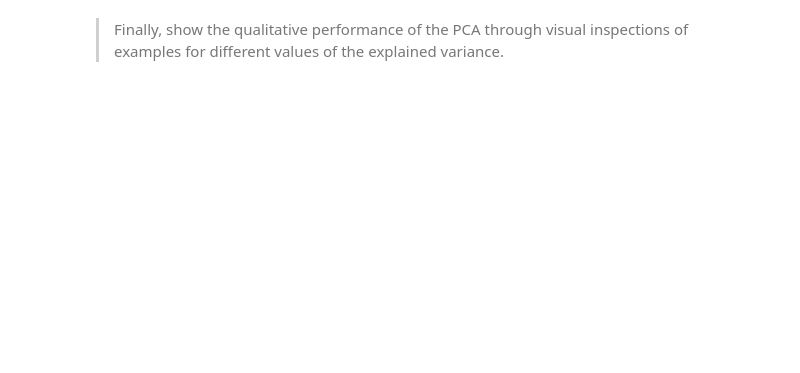
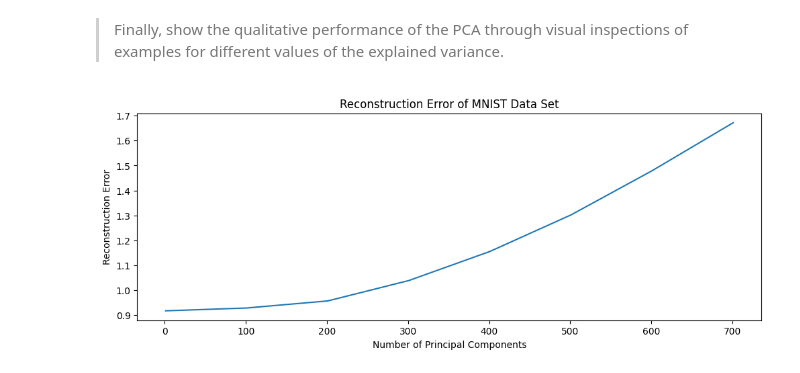
Before and after one commit to KlaraGtknst/PatRec2_SoSe24, a Jupyter notebook: 09_PCA.ipynb, the cells around one changed output. Saved outputs shown, nothing was run; the diff lists cells and outputs as text; code cells hidden in the pictures; blank space fills up the shorter version.

```diff
--- a/09_PCA.ipynb
+++ b/09_PCA.ipynb
@@ -224,8 +254,6 @@ def compute_reconstruction_error(X_orig, X_rec):
     Returns:
         Reconstruction error.
     """
-####################
-# Your Code Here   #
-####################
+    return np.mean((X_orig - X_rec) ** 2)
 # %% [markdown]
 > Compute the error in dependence of the number of selected components $M$.
@@ -235,0 +260,10 @@ def compute_reconstruction_error(X_orig, X_rec):
+# %%
+from tqdm import tqdm
+error_hist = []
+for M in tqdm(range(1, 28*28, 100)):
+    pca = PCA(n_components=M)
+    pca.fit(X_img_scaled)
+    X_img_pca = pca.transform(X_img_scaled)
+    X_img_reconstructed = pca.inverse_transform(X_img_pca)
+    error_hist.append(compute_reconstruction_error(X_img_scaled, X_img_reconstructed))
+    print(f'M={M}, Reconstruction error: {error_hist[-1]}')
@@ -241,0 +281,9 @@ def compute_reconstruction_error(X_orig, X_rec):
+# %%
+plt.figure(figsize=(12, 4))
+plt.plot(range(1, 28*28, 100), error_hist)
+plt.xlabel('Number of Principal Components')
+plt.ylabel('Reconstruction Error')
+plt.title('Reconstruction Error of MNIST Data Set')
+plt.show()
+# %% [output]
+[figure, added]
```
Also changed, not shown: parts of 6 cells of this notebook.
